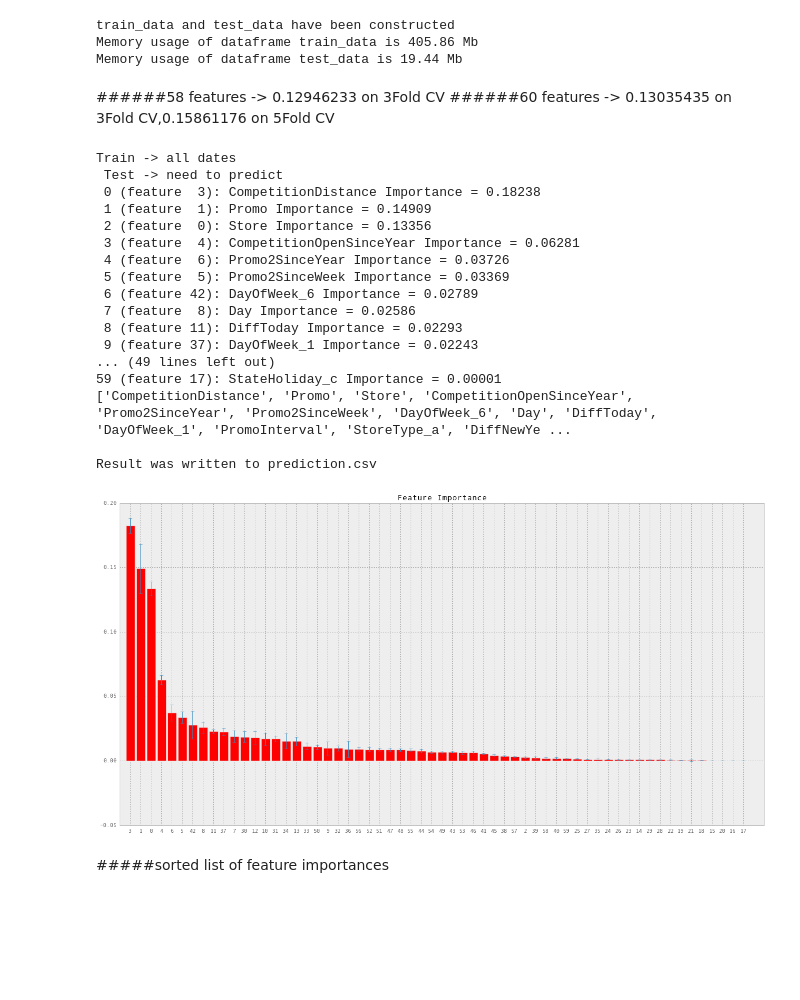
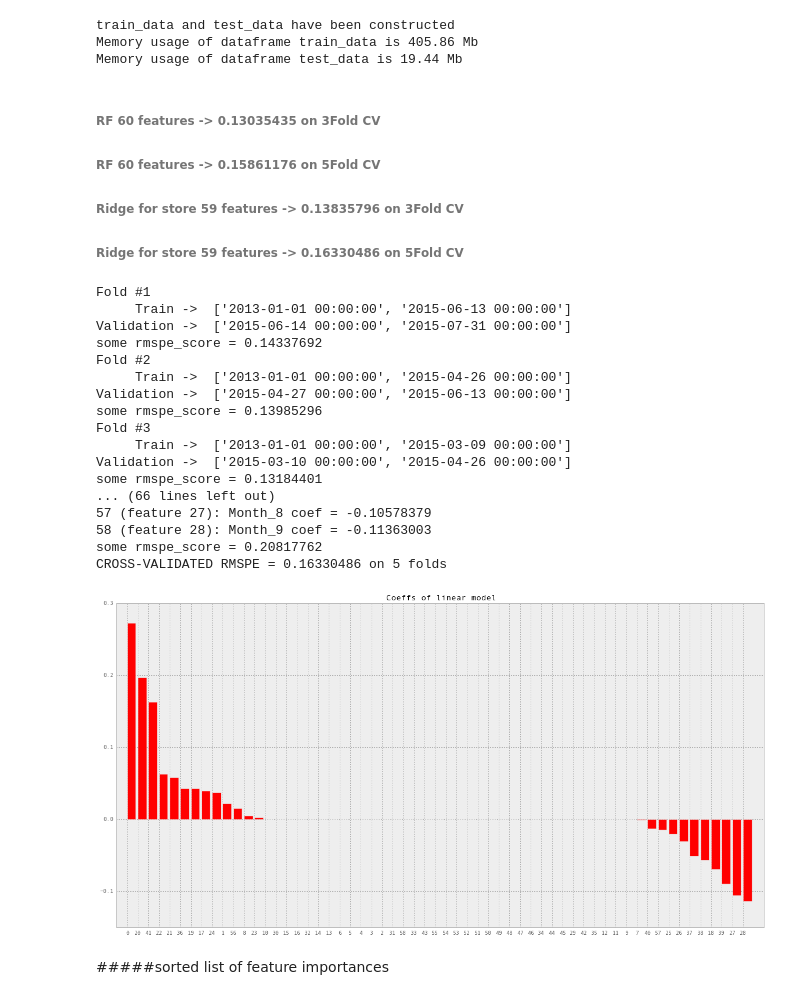
Before and after one commit to shayakhmetov/rossman-store-sales, a Jupyter notebook: rossman.ipynb, the cells around one changed output. Saved outputs shown, nothing was run; the diff lists cells and outputs as text; code cells hidden in the pictures; blank space fills up the shorter version.

Commit message:
ridge regression for every store added

```diff
--- a/rossman.ipynb
+++ b/rossman.ipynb
@@ -198,4 +198,12 @@ def main_feature_construction(data):
     assert all([str(x) == str(y) for x, y in zip(list(train_data.columns), list(test_data.columns) + ['Sales'])])
 
     return train_data, test_data
+# %%
+def get_column_indices(dataframe, column_name):
+    assert dataframe.columns[0] == column_name
+    column_indices = dataframe.groupby(column_name).indices
+    data_column_indices = []
+    for key in sorted(column_indices.keys()):
+        data_column_indices.append(column_indices[key])
+    return data_column_indices
 # %%
@@ -304,13 +343,15 @@ train_data and test_data have been constructed
 Memory usage of dataframe train_data is 405.86 Mb
 Memory usage of dataframe test_data is 19.44 Mb
 # %% [markdown]
-######58 features -> 0.12946233 on 3Fold CV
-    ######60 features -> 0.13035435 on 3Fold CV,0.15861176 on 5Fold CV
+###### RF 60 features -> 0.13035435 on 3Fold CV
+###### RF 60 features -> 0.15861176 on 5Fold CV
+###### Ridge for store 59 features -> 0.13835796 on 3Fold CV
+###### Ridge for store 59 features -> 0.16330486 on 5Fold CV
 # %%
-validation = False
+validation = True
 feature_selection = None
 if validation:
-    number_of_folds = 3
+    number_of_folds = 5
     print_importances = False
     visualize_rmspe = False
 
@@ -321,8 +362,10 @@ if validation:
     for alpha in grid_space:
         rmspe_cv = 0.
 
-        for i, data_fold in enumerate(get_data_CV(train_data, number_of_folds)):
-            train_fold, train_fold_labels, test_fold, test_fold_labels, feature_names = data_fold
+        for i, data_fold in enumerate(get_data_CV(train_data, number_of_folds, feature_selection=feature_selection)):
+            train_fold, train_fold_labels, \
+            test_fold, test_fold_labels, feature_names,\
+            train_store_indices, test_store_indices = data_fold
 
             if i == number_of_folds - 1 and len(grid_space) <= 1:
                 print('number of features =', len(feature_names))
@@ -330,61 +373,67 @@ if validation:
 
             test_predicted_labels = fit_predict_model(train_fold, train_fold_labels, test_fold,
                                                       feature_names=feature_names,
-                                                      print_importances=print_importances)
+                                                      print_importances=print_importances,
+                                                      train_store_indices=train_store_indices,
+                                                      test_store_indices=test_store_indices)
 
             rmspe_score = compute_RMSPE(test_fold_labels, test_predicted_labels)
             if visualize_rmspe:
                 visualize_RMSPE(test_fold_labels, test_predicted_labels)
 
             print('some rmspe_score = %1.8f' % rmspe_score)
             rmspe_cv += rmspe_score
 
         del train_fold, train_fold_labels, test_fold, test_fold_labels, data_fold
 
         rmspe_cv /= number_of_folds
 
         if len(grid_space) > 1:
-            print('trying alpha =', alpha)
-        print('Cross-validated RMSPE = %1.8f on %d folds' % (rmspe_cv, number_of_folds), end='\n\n')
+            print('alpha =', alpha)
+        print('CROSS-VALIDATED RMSPE = %1.8f on %d folds' % (rmspe_cv, number_of_folds), end='\n\n')
 
         scores.append(rmspe_cv)
         alphas.append(alpha)
         if rmspe_cv <= min_score:
             min_score, min_alpha = rmspe_cv, alpha
     if len(grid_space) > 1:
         print('MIN_ALPHA =', min_alpha, 'MIN_RMSPE =', min_score)
-        pl.figsize(15,10)
+        pl.figure(figsize=(15,10))
         pl.plot(alphas, scores, 'r.--')
 
 elif not validation:
     print_importances = True
-    train_array, train_array_labels, test_array, feature_names = get_all_data(train_data, test_data)
+    train_array, train_array_labels, test_array, feature_names, \
+    train_store_indices, test_store_indices = get_all_data(train_data, test_data,
+                                                           feature_selection=feature_selection)
     test_predicted_labels = fit_predict_model(train_array, train_array_labels, test_array,
-                                              feature_names=feature_names, print_importances=print_importances)
+                                              feature_names=feature_names, print_importances=print_importances,
+                                              train_store_indices=train_store_indices,
+                                              test_store_indices=test_store_indices)
     test['Sales'] = test_predicted_labels
     test.ix[test.Open == 0, 'Sales'] = 0
     test[['Id', 'Sales']].to_csv('prediction.csv', index=False)
     print('\nResult was written to prediction.csv')
-    del test
+    del test['Sales']
 # %% [output]
-Train -> all dates
- Test -> need to predict
- 0 (feature  3): CompetitionDistance Importance = 0.18238
- 1 (feature  1): Promo Importance = 0.14909
- 2 (feature  0): Store Importance = 0.13356
- 3 (feature  4): CompetitionOpenSinceYear Importance = 0.06281
- 4 (feature  6): Promo2SinceYear Importance = 0.03726
- 5 (feature  5): Promo2SinceWeek Importance = 0.03369
- 6 (feature 42): DayOfWeek_6 Importance = 0.02789
- 7 (feature  8): Day Importance = 0.02586
- 8 (feature 11): DiffToday Importance = 0.02293
- 9 (feature 37): DayOfWeek_1 Importance = 0.02243
-... (49 lines left out)
-59 (feature 17): StateHoliday_c Importance = 0.00001
-['CompetitionDistance', 'Promo', 'Store', 'CompetitionOpenSinceYear', 'Promo2SinceYear', 'Promo2SinceWeek', 'DayOfWeek_6', 'Day', 'DiffToday', 'DayOfWeek_1', 'PromoInterval', 'StoreType_a', 'DiffNewYe ...
-
-Result was written to prediction.csv
+Fold #1
+     Train ->  ['2013-01-01 00:00:00', '2015-06-13 00:00:00']
+Validation ->  ['2015-06-14 00:00:00', '2015-07-31 00:00:00']
+some rmspe_score = 0.14337692
+Fold #2
+     Train ->  ['2013-01-01 00:00:00', '2015-04-26 00:00:00']
+Validation ->  ['2015-04-27 00:00:00', '2015-06-13 00:00:00']
+some rmspe_score = 0.13985296
+Fold #3
+     Train ->  ['2013-01-01 00:00:00', '2015-03-09 00:00:00']
+Validation ->  ['2015-03-10 00:00:00', '2015-04-26 00:00:00']
+some rmspe_score = 0.13184401
+... (66 lines left out)
+57 (feature 27): Month_8 coef = -0.10578379
+58 (feature 28): Month_9 coef = -0.11363003
+some rmspe_score = 0.20817762
+CROSS-VALIDATED RMSPE = 0.16330486 on 5 folds
-[figure, old version]
+[figure, new version]
 # %% [markdown]
 #####sorted list of feature importances
 # %% [markdown]
```
Also changed, not shown: parts of 4 cells of this notebook, 1 other file.
